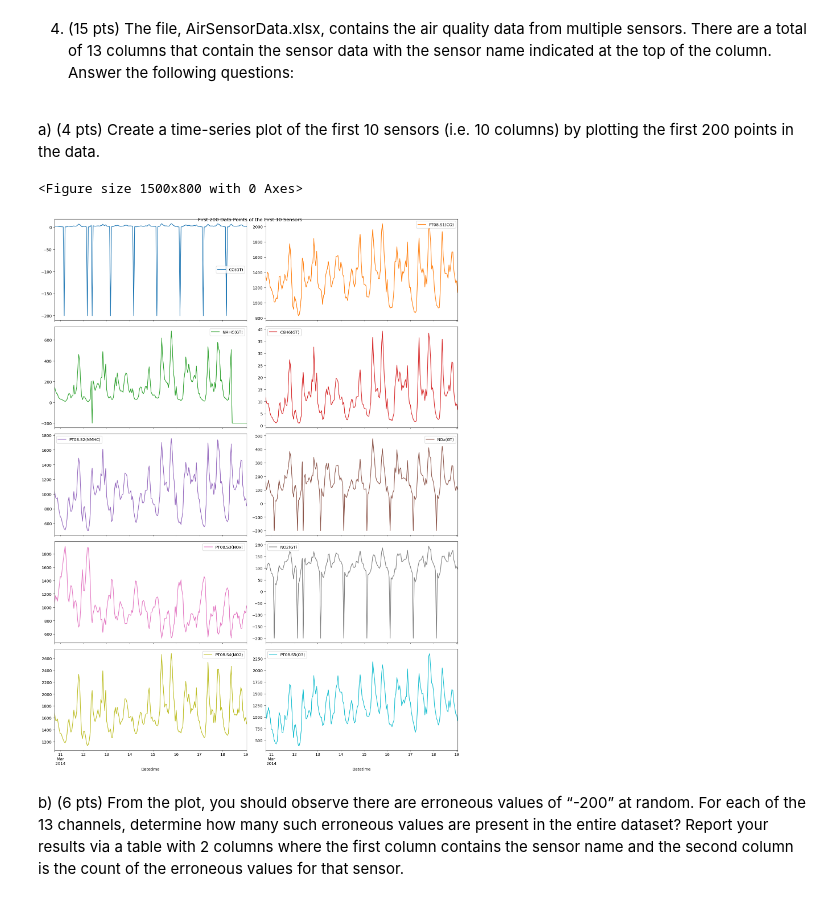
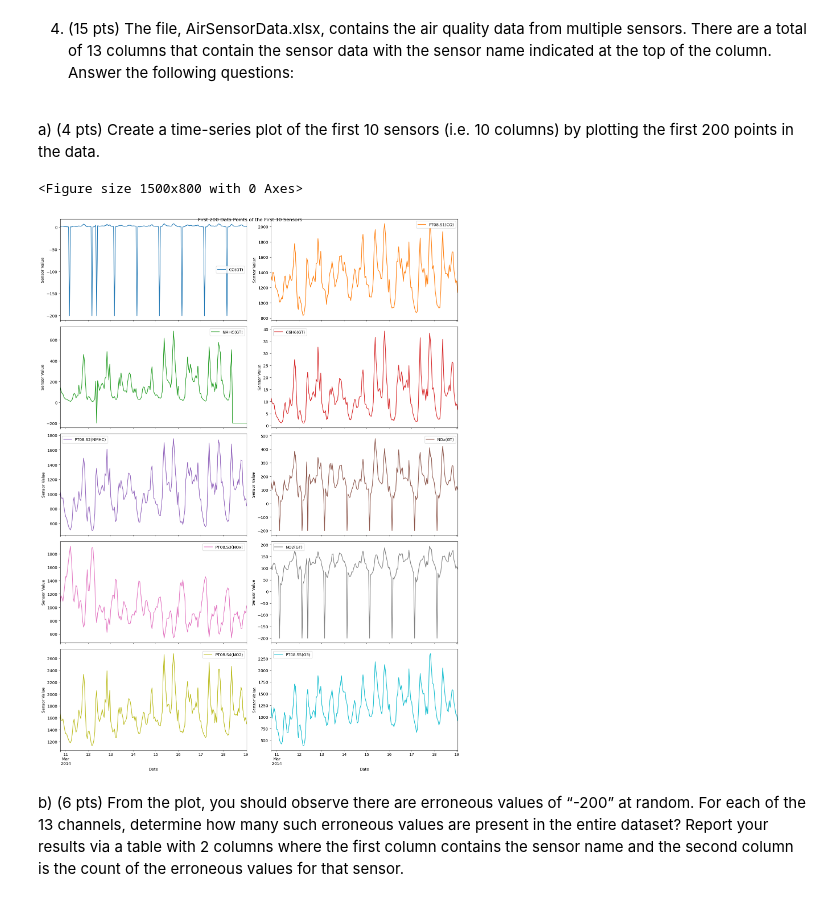
Before and after one commit to Brendon1997/time_series_1, a Jupyter notebook: timeseries_1.ipynb, the cells around one changed output. Cells and saved outputs as stored; diff of their text form; code cells hidden in the pictures.

Commit message:
add clarification of the y and x-axis add assertion for included dates

```diff
--- a/timeseries_1.ipynb
+++ b/timeseries_1.ipynb
@@ -114,15 +114,18 @@ data.set_index('Datetime', inplace=True)
 # %%
 # Select the first 10 sensor columns
 sensor_columns = data.columns[2:12]
 
 # Plot the first 200 data points for these sensors
 plt.figure(figsize=(15, 8))
-data[sensor_columns].iloc[:200].plot(subplots=True, layout=(5, 2), figsize=(15, 20), title="First 200 Data Points of the First 10 Sensors")
+data[sensor_columns].iloc[:200].plot(subplots=True, layout=(5, 2), figsize=(15, 20), title="First 200 Data Points of the First 10 Sensors", xlabel='Date', ylabel="Sensor Value")
 plt.tight_layout()
 plt.show()
+# ************************************
+# The date is represented in the two bottom timeseries because of symmetry between all graphs.
+# ************************************
 # %% [output]
 <Figure size 1500x800 with 0 Axes>
-[figure, old version]
+[figure, new version]
 # %% [markdown]
 b)	(6 pts) From the plot, you should observe there are erroneous values of “-200” at random. For each of the 13 channels, determine how many such erroneous values are present in the entire dataset? Report your results via a table with 2 columns where the first column contains the sensor name and the second column is the count of the erroneous values for that sensor.
 # %%
```
Also changed, not shown: parts of 2 cells of this notebook.
